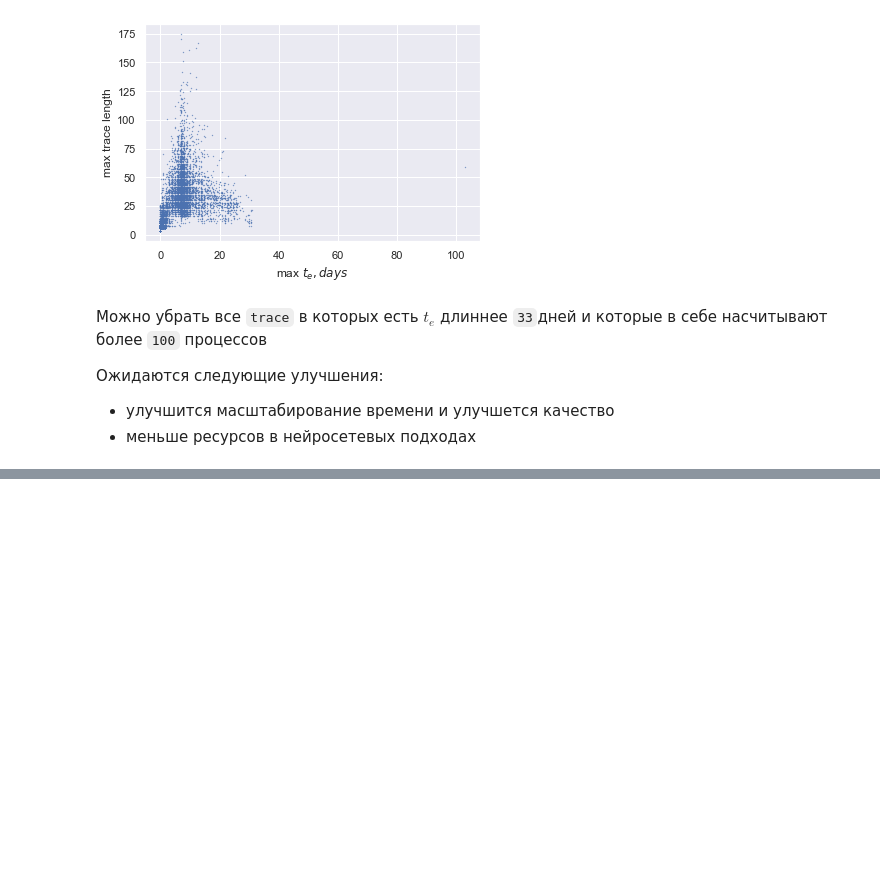
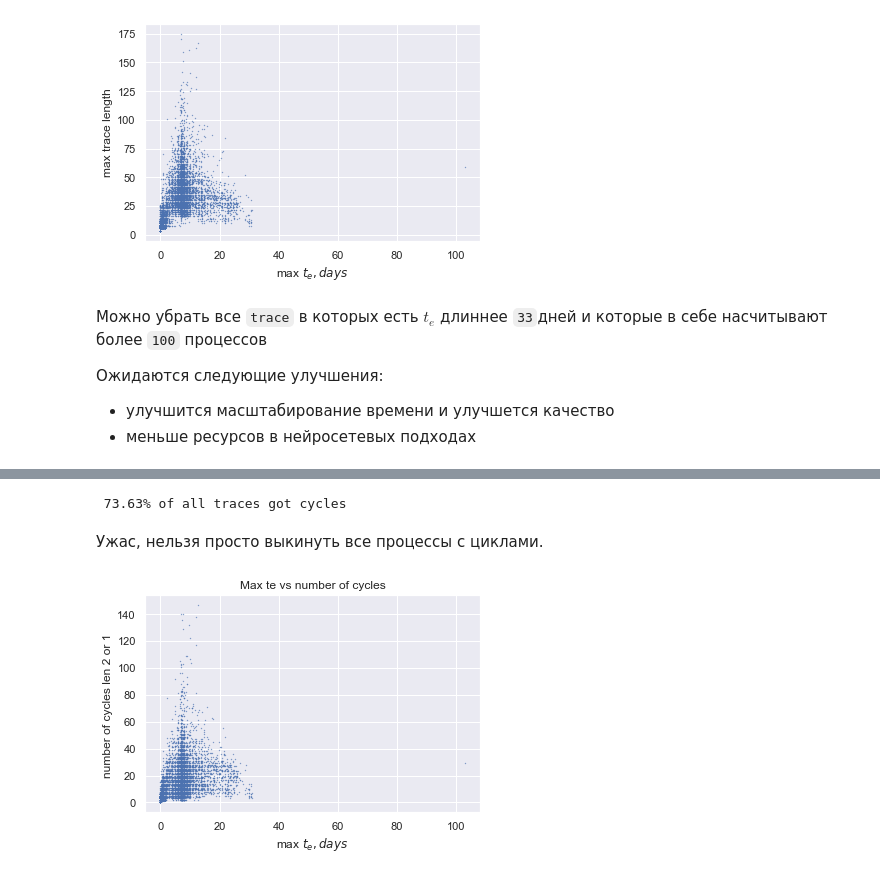
Before and after one commit to lemikhovalex/rl4pm, a Jupyter notebook: 00_visualization.ipynb, the cells around one changed output, grey strips where cells are left out. Drawn from its saved outputs; the diff is of its cells as text; code cells hidden in the pictures; blank space fills up the shorter version.

```diff
--- a/00_visualization.ipynb
+++ b/00_visualization.ipynb
@@ -287,0 +310,28 @@ Text(0, 0.5, 'max trace length')
+# %%
+def is_there_cycle(x) -> bool:
+    out = None
+    if len(x) < 3:
+        out = False
+    else:
+        out = False
+        _i = 0
+        l = len(x)
+        while (not out) and (_i + 2 <= l - 1):
+            if (x[_i] == x[_i+2]): # or (x[_i] == x[_i+1]):
+                out = True
+            _i += 1
+    return out
+# %%
+def number_of_cycles(x) -> int:
+    out = 0
+    if len(x) < 3:
+        out = 0
+    else:
+        out = 0
+        _i = 0
+        l = len(x)
+        while (_i + 2 <= l - 1):
+            if (x[_i] == x[_i+2]) or (x[_i] == x[_i+1]):
+                out += 1
+            _i += 1
+    return out
@@ -287,0 +343,24 @@ Text(0, 0.5, 'max trace length')
+# %%
+traces_is_cycle = {}
+for t_id in df_preprocessed['trace_id'].values:
+    _d = df[df['trace_id'] == t_id]
+    traces_is_cycle[t_id] = is_there_cycle(_d['activity'].values)
+# %%
+print(f'{np.array(list(traces_is_cycle.values())).sum() / len(traces_is_cycle) * 100: .2f}% of all traces got cycles')
+# %% [output]
+ 73.63% of all traces got cycles
+# %% [markdown]
+Ужас, нельзя просто выкинуть все процессы с циклами.
+# %%
+traces_num_cycles = {}
+for t_id in df_preprocessed['trace_id'].values:
+    _d = df[df['trace_id'] == t_id]
+    traces_num_cycles[t_id] = number_of_cycles(_d['activity'].values)
+# %%
+plt.scatter(np.array(list(traces_te_max.values())) / 3600 / 24, traces_num_cycles.values(), s=0.1)
+plt.xlabel('max $t_e, days$')
+plt.ylabel('number of cycles len 2 or 1 ')
+plt.title('Max te vs number of cycles')
+plt.show()
+# %% [output]
+[figure, added]
```
Also changed, not shown: parts of 14 cells of this notebook.
